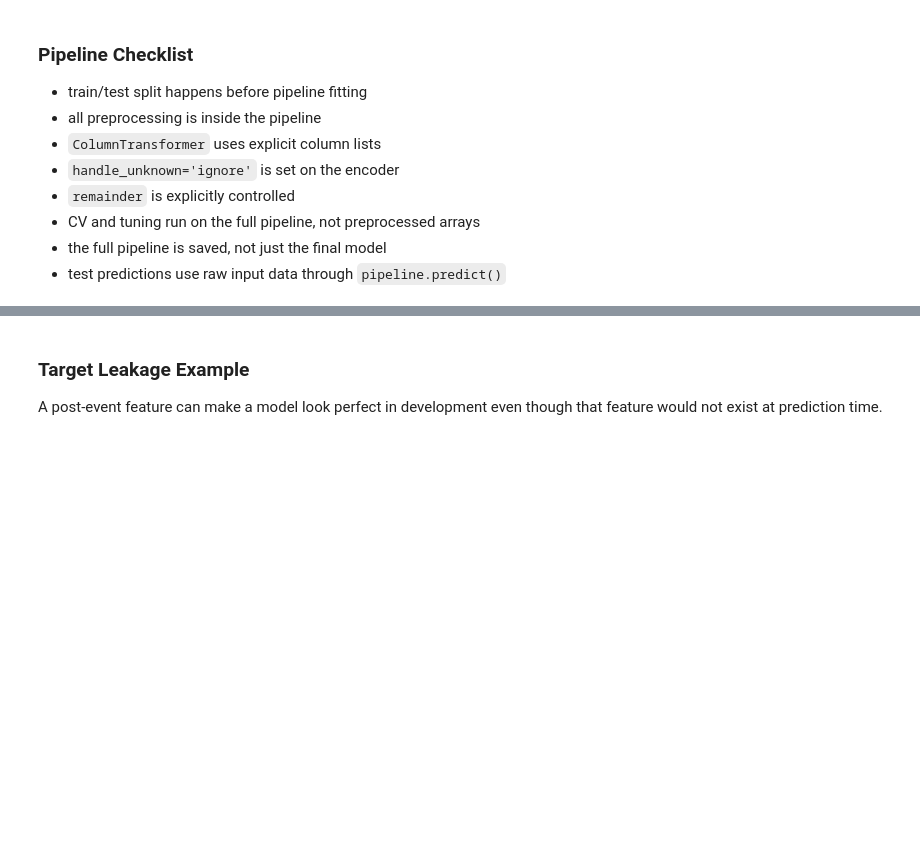
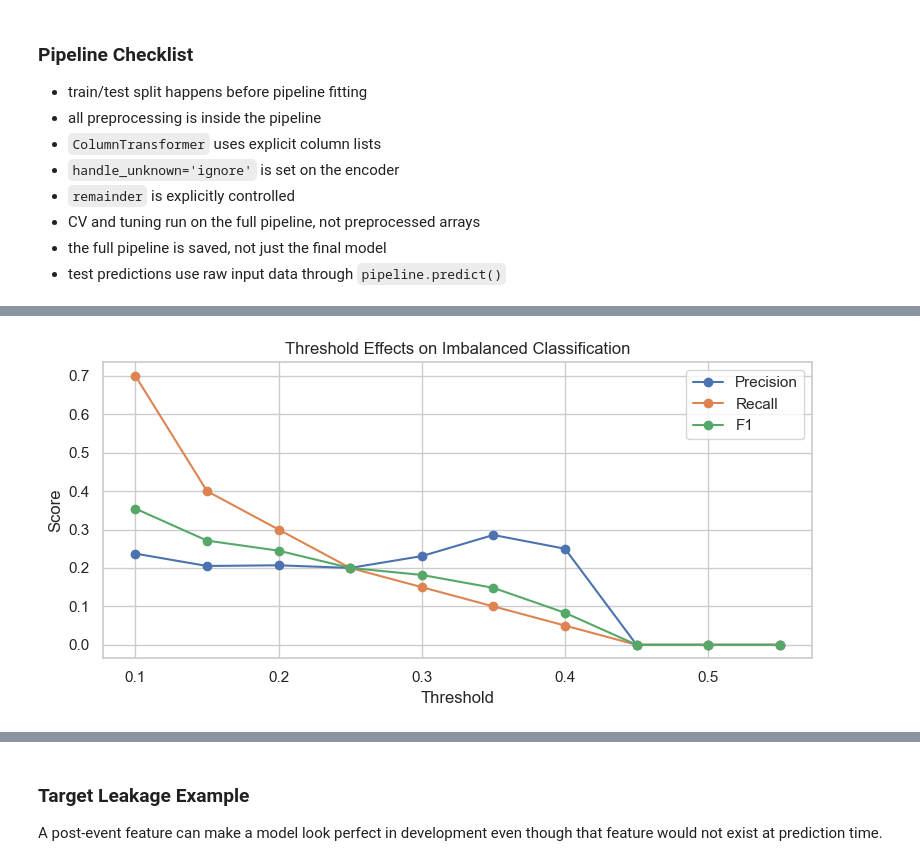
Before and after one commit to kalviumcommunity/S66-0426-Niru-FloodRisk-MachineLearning, a Jupyter notebook: notebooks/complete_project_workflow.ipynb, the cells around one changed output, grey strips where cells are left out. Saved outputs shown, nothing was run; the diff lists cells and outputs as text; code cells hidden in the pictures; blank space fills up the shorter version.

```diff
--- a/notebooks/complete_project_workflow.ipynb
+++ b/notebooks/complete_project_workflow.ipynb
@@ -1562,0 +1622,9 @@ Leakage is dangerous because it does not crash code or raise warnings. It simply
+# %%
+# This trains a standard classifier and reports imbalance-aware metrics.
+imb_pipeline = Pipeline([('scaler', StandardScaler()), ('model', LogisticRegression(max_iter=2000))])
+imb_pipeline.fit(X_imb_train, y_imb_train)
+imb_pred = imb_pipeline.predict(X_imb_test)
+imb_prob = imb_pipeline.predict_proba(X_imb_test)[:, 1]
+print(classification_report(y_imb_test, imb_pred, zero_division=0))
+print('ROC-AUC:', roc_auc_score(y_imb_test, imb_prob))
+print('PR-AUC:', average_precision_score(y_imb_test, imb_prob))
@@ -1562,0 +1656,13 @@ Leakage is dangerous because it does not crash code or raise warnings. It simply
+# %%
+# This evaluates the precision-recall trade-off across thresholds.
+threshold_rows = []
+for t in np.arange(0.1, 0.6, 0.05):
+    y_custom = (imb_prob >= t).astype(int)
+    threshold_rows.append({
+        'threshold': round(float(t), 2),
+        'precision': precision_score(y_imb_test, y_custom, zero_division=0),
+        'recall': recall_score(y_imb_test, y_custom, zero_division=0),
+        'f1': f1_score(y_imb_test, y_custom, zero_division=0)
+    })
+threshold_df = pd.DataFrame(threshold_rows)
+display(threshold_df)
@@ -1562,0 +1681,15 @@ Leakage is dangerous because it does not crash code or raise warnings. It simply
+# %%
+# This plots threshold versus precision, recall, and F1.
+plt.figure(figsize=(8, 4))
+plt.plot(threshold_df['threshold'], threshold_df['precision'], marker='o', label='Precision')
+plt.plot(threshold_df['threshold'], threshold_df['recall'], marker='o', label='Recall')
+plt.plot(threshold_df['threshold'], threshold_df['f1'], marker='o', label='F1')
+plt.xlabel('Threshold')
+plt.ylabel('Score')
+plt.title('Threshold Effects on Imbalanced Classification')
+plt.legend()
+plt.grid(True)
+plt.tight_layout()
+plt.show()
+# %% [output]
+[figure, added]
```
Also changed, not shown: parts of 13 cells of this notebook.
